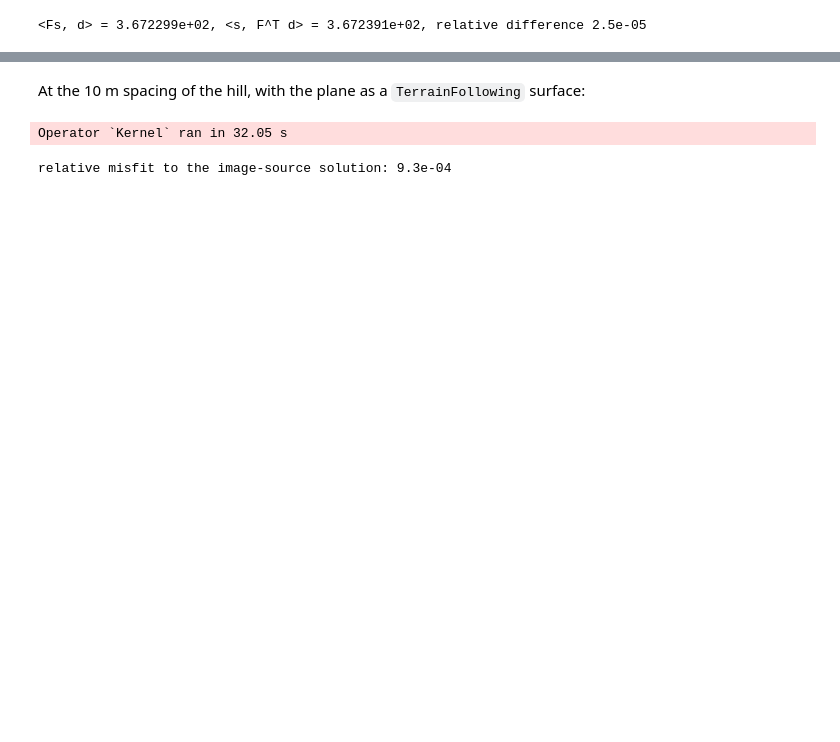
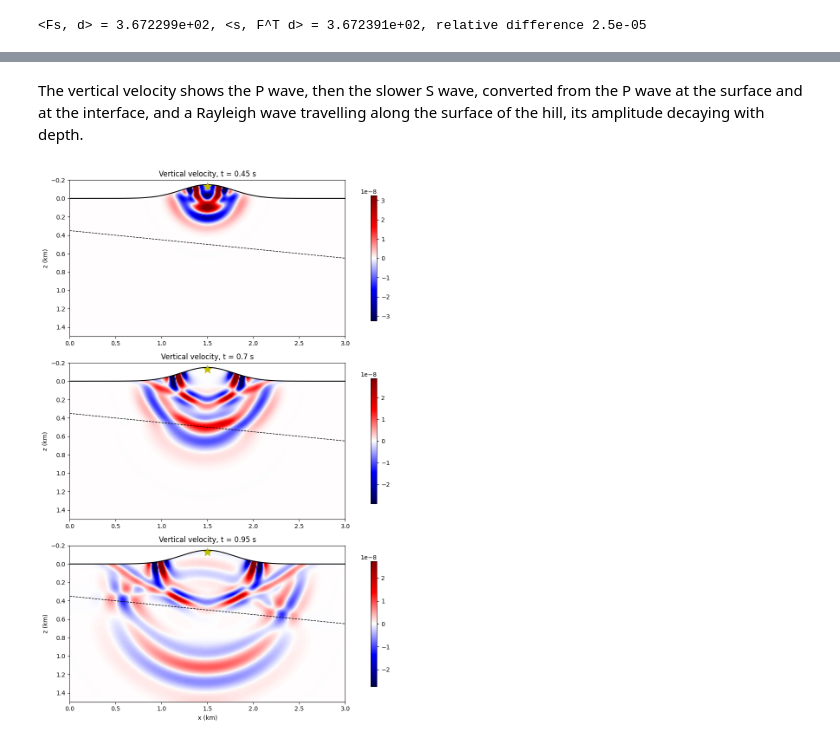
Before and after one commit to devitocodes/devito, a Jupyter notebook: examples/userapi/10_curvilinear_grids.ipynb, the cells around one changed output, grey strips where cells are left out. Cells and saved outputs as stored; diff of their text form; code cells hidden in the pictures; blank space fills up the shorter version.

```diff
--- a/examples/userapi/10_curvilinear_grids.ipynb
+++ b/examples/userapi/10_curvilinear_grids.ipynb
@@ -619,12 +631,24 @@ def plane_misfit(mapping, spacing, mirror='image', dt=None):
 # %% [markdown]
-At the 10 m spacing of the hill, with the plane as a `TerrainFollowing` surface:
+The vertical velocity shows the P wave, then the slower S wave, converted from the P wave at the surface and at the interface, and a Rayleigh wave travelling along the surface of the hill, its amplitude decaying with depth.
 # %%
 # NBVAL_IGNORE_OUTPUT
-plane_mapping = TerrainFollowing(surface=lambda x: slope*x)
-misfit, plane_time, plane_data, plane_analytic = plane_misfit(plane_mapping, 10.)
-print(f'relative misfit to the image-source solution: {misfit:.1e}')
+fig, axes = plt.subplots(3, 1, figsize=(12, 13))
+for ax, (snapshot_time, snapshot) in zip(axes, snapshots_el, strict=True):
+    clip = .3*np.abs(snapshot[below]).max()
+    image = ax.pcolormesh(x_coord, z_coord, snapshot[below], cmap='seismic',
+                          vmin=-clip, vmax=clip, shading='gouraud')
+    ax.plot(x_coord[:, 0], z_coord[:, 0], 'k', lw=1.5)
+    ax.plot(np.linspace(0., 3., 301), interface/1000, 'k--', lw=1)
+    ax.plot(*(source_position/1000).T, 'y*', ms=14)
+    ax.set_ylim(1.5, -.2)
+    ax.set_aspect('equal')
+    ax.set_ylabel('z (km)')
+    ax.set_title(f'Vertical velocity, t = {snapshot_time} s')
+    fig.colorbar(image, ax=ax, shrink=.8)
+axes[-1].set_xlabel('x (km)')
+plt.tight_layout()
+plt.show()
 # %% [output]
-Operator `Kernel` ran in 32.05 s
-relative misfit to the image-source solution: 9.3e-04
+[figure, added]
 # %%
 # NBVAL_IGNORE_OUTPUT
```
Also changed, not shown: parts of 42 cells of this notebook, 1 other file.
